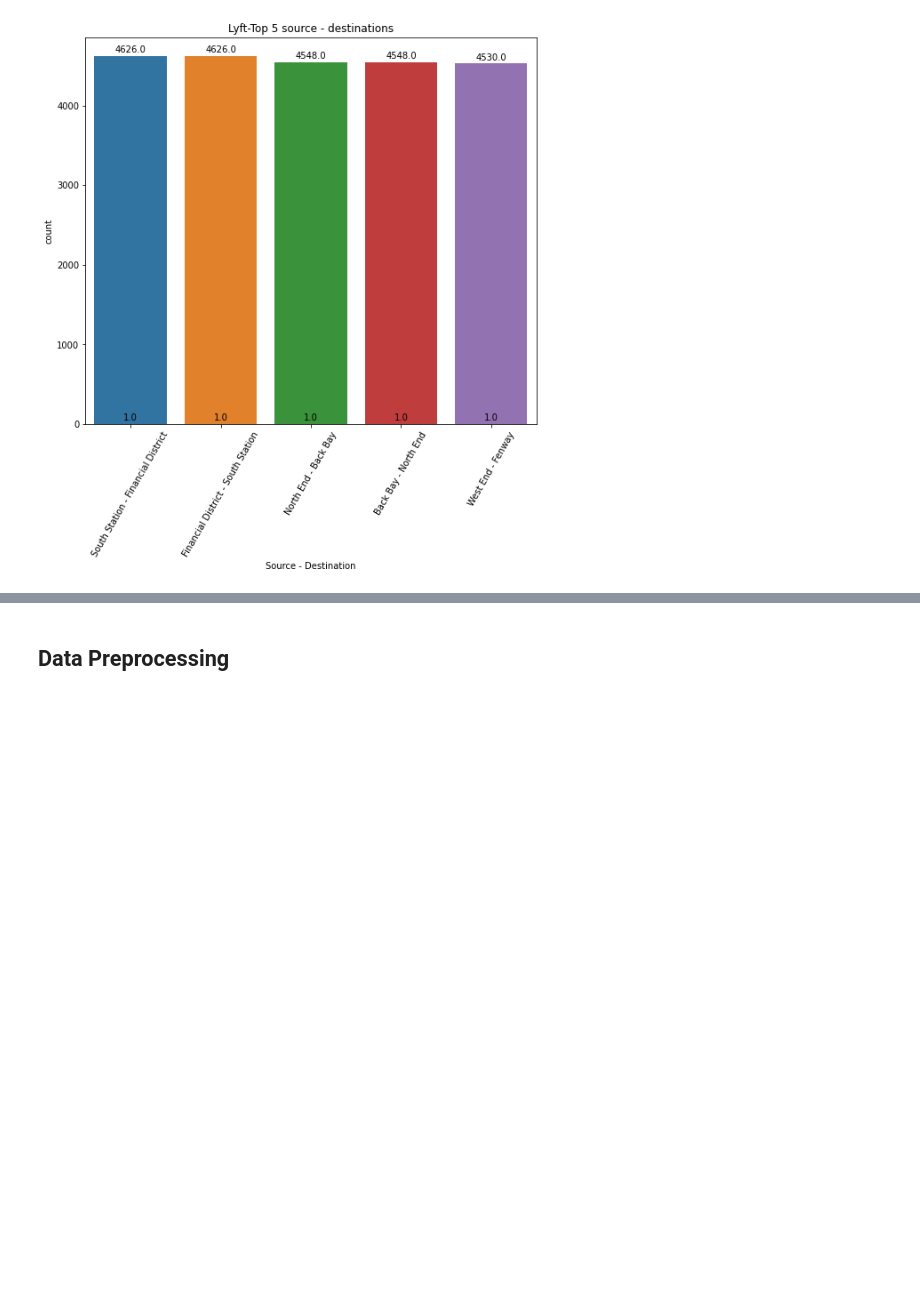
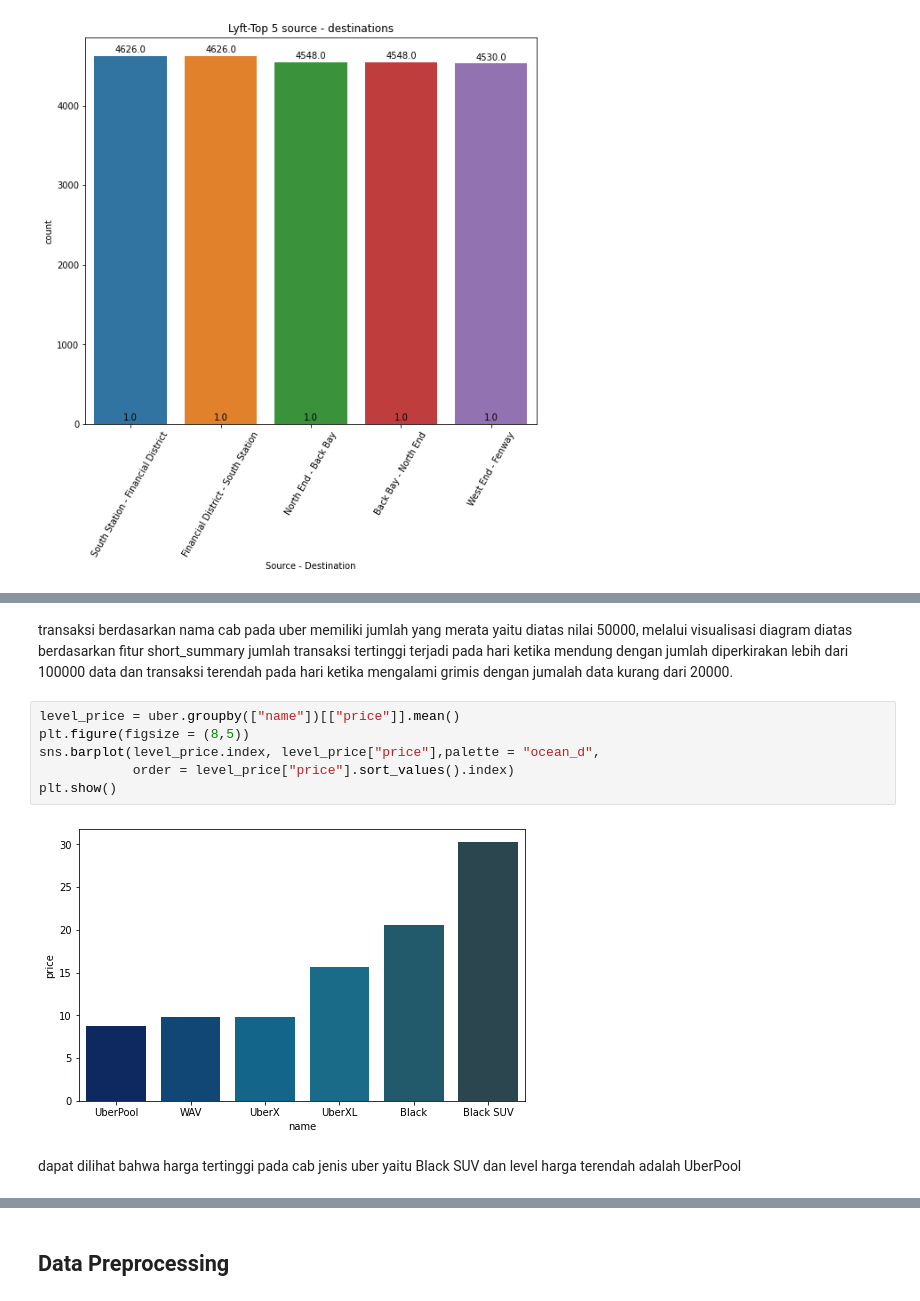
Before and after one commit to safiraauliar/Final-Project1-LinierRegression-kelompok1, a Jupyter notebook: FinalProject1-PYTN-03-LinearRegression.ipynb, the cells around one changed output, grey strips where cells are left out. Cells and saved outputs as stored; diff of their text form; blank space fills up the shorter version.

Commit message:
menambahkan explorasi data dan kesimpulan

```diff
--- a/FinalProject1-PYTN-03-LinearRegression.ipynb
+++ b/FinalProject1-PYTN-03-LinearRegression.ipynb
@@ -358,0 +407,12 @@ for i in ax.patches:
+# %% [markdown]
+transaksi berdasarkan nama cab pada uber memiliki jumlah yang merata yaitu diatas nilai 50000, melalui visualisasi diagram diatas berdasarkan fitur short_summary jumlah transaksi tertinggi terjadi pada hari ketika mendung dengan jumlah diperkirakan lebih dari 100000 data dan transaksi terendah pada hari ketika mengalami grimis dengan jumalah data kurang dari 20000.
+# %%
+level_price = uber.groupby(["name"])[["price"]].mean()
+plt.figure(figsize = (8,5))
+sns.barplot(level_price.index, level_price["price"],palette = "ocean_d",
+            order = level_price["price"].sort_values().index)
+plt.show()
+# %% [output]
+[figure, added]
+# %% [markdown]
+dapat dilihat bahwa harga tertinggi pada cab jenis uber yaitu Black SUV dan level harga terendah adalah UberPool
```
Also changed, not shown: parts of 16 cells of this notebook.
